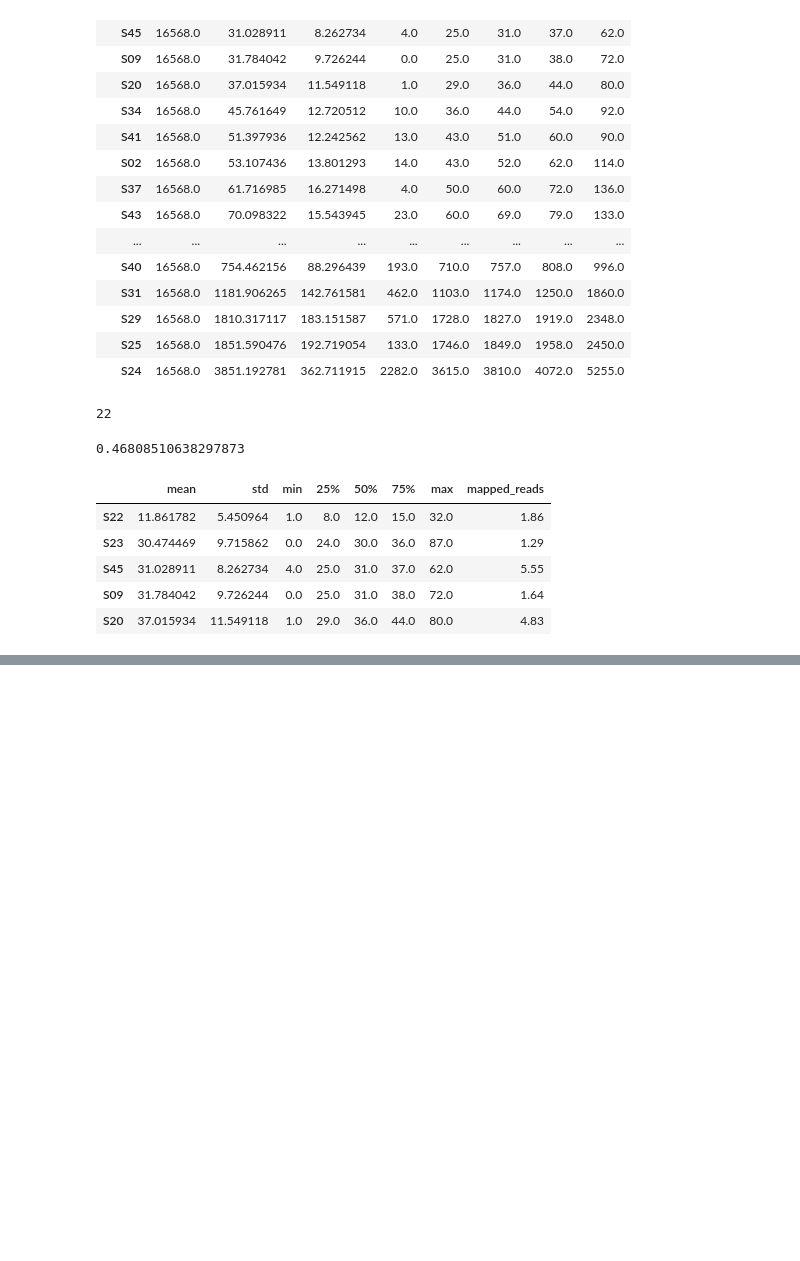
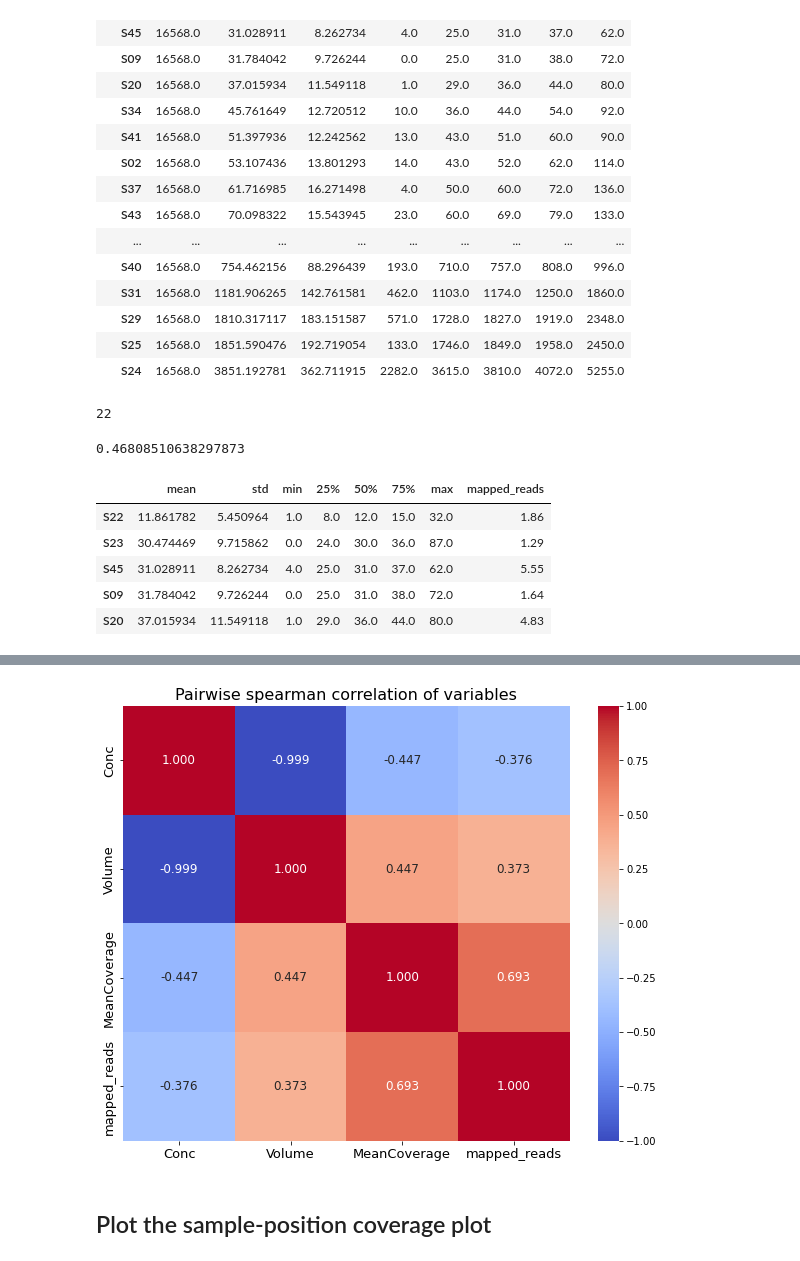
Before and after one commit to mitoclub/OldMenGenetics, a Jupyter notebook: notebooks/stats.ipynb, the cells around one changed output, grey strips where cells are left out. Drawn from its saved outputs; the diff is of its cells as text; code cells hidden in the pictures; blank space fills up the shorter version.

```diff
--- a/notebooks/stats.ipynb
+++ b/notebooks/stats.ipynb
@@ -184,0 +170,4 @@ Name: mapped_reads, dtype: float64
+# %%
+sample_coverage_stats = pd.read_csv("../data/processed/sample_coverage_stats.csv", index_col=0)
+sample_coverage_stats = sample_coverage_stats.iloc[:, [0, -1]].rename(columns={"mean": "MeanCoverage"})
+sample_coverage_stats.head()
@@ -184,0 +182,11 @@ Name: mapped_reads, dtype: float64
+# %%
+conc_data = pd.read_csv("../data/external/KGC-BFUmtDNA-Libraries.csv")
+conc_data["Quantity adter PCR"] = conc_data["Quantity adter PCR"].str.replace("Kgd-mtDNA-", "")
+conc_data.rename(columns={
+    "Quantity adter PCR": "Sample",
+    "Starting conc, ng/ul": "Conc",
+    "Volume taken for fragmentation": "Volume",
+    "ID (full)": "ID",
+    }, inplace=True)
+conc_data = conc_data.set_index("Sample")[["ID", "Conc", "Volume"]]
+conc_data.head()
@@ -184,0 +201,3 @@ Name: mapped_reads, dtype: float64
+# %%
+conc_data_merged = pd.merge(conc_data, sample_coverage_stats, left_index=True, right_index=True)
+conc_data_merged.head()
@@ -185,3 +212,15 @@ Name: mapped_reads, dtype: float64
+# %%
+plt.figure(figsize=(10, 8))
+sns.heatmap(conc_data_merged.drop("ID", axis=1).corr("spearman"), annot=True, fmt=".3f", cmap="coolwarm", vmin=-1, annot_kws={"fontsize": 12})
+plt.title("Pairwise spearman correlation of variables", fontsize=16)
+plt.xticks(fontsize=13)
+plt.yticks(fontsize=13)
+plt.savefig("../figures/pairwise_corr_heatmap.png", dpi=250)
+plt.show()
+# %% [output]
+[figure, added]
+# %% [markdown]
+## Plot the sample-position coverage plot
 # %%
 fig = px.line(depth_melted[depth_melted.POS != incorrect_pos], x="POS", y="Depth", color='Sample', title="Coverage", height=600, category_orders={"Sample": samples_sorted[::-1]})
 fig.show()
```
Also changed, not shown: parts of 11 cells of this notebook, 6 other files.
